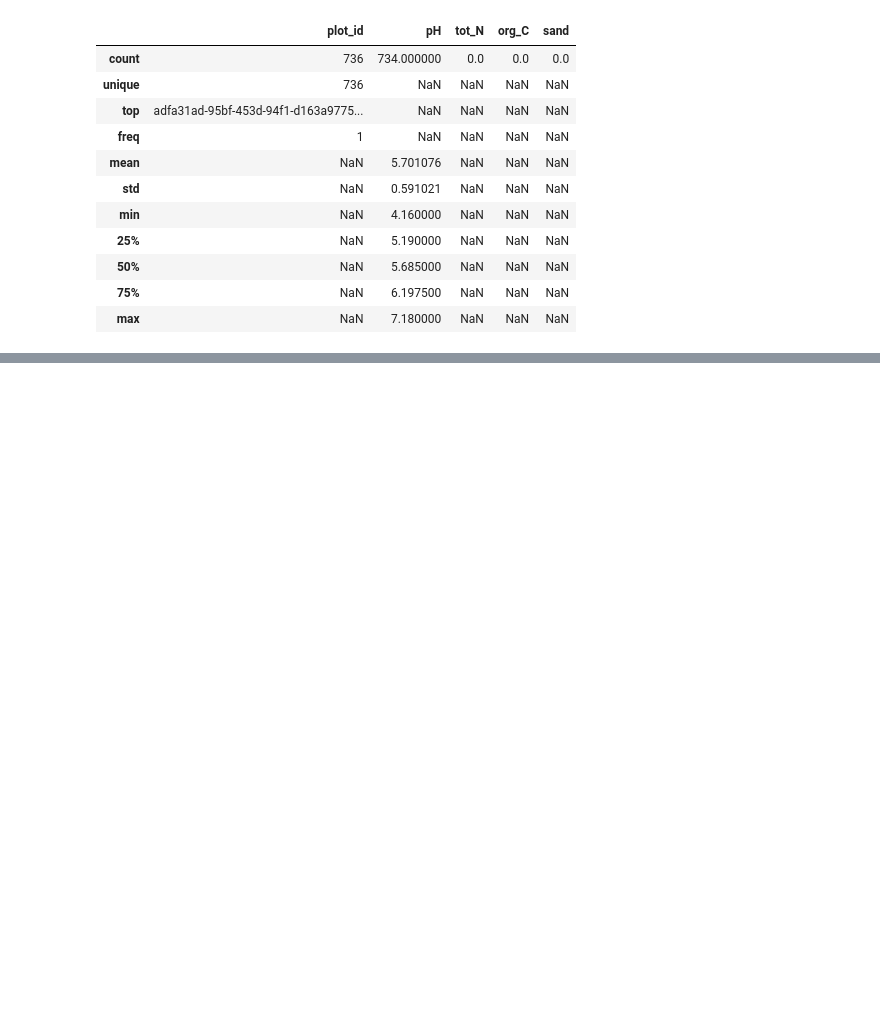
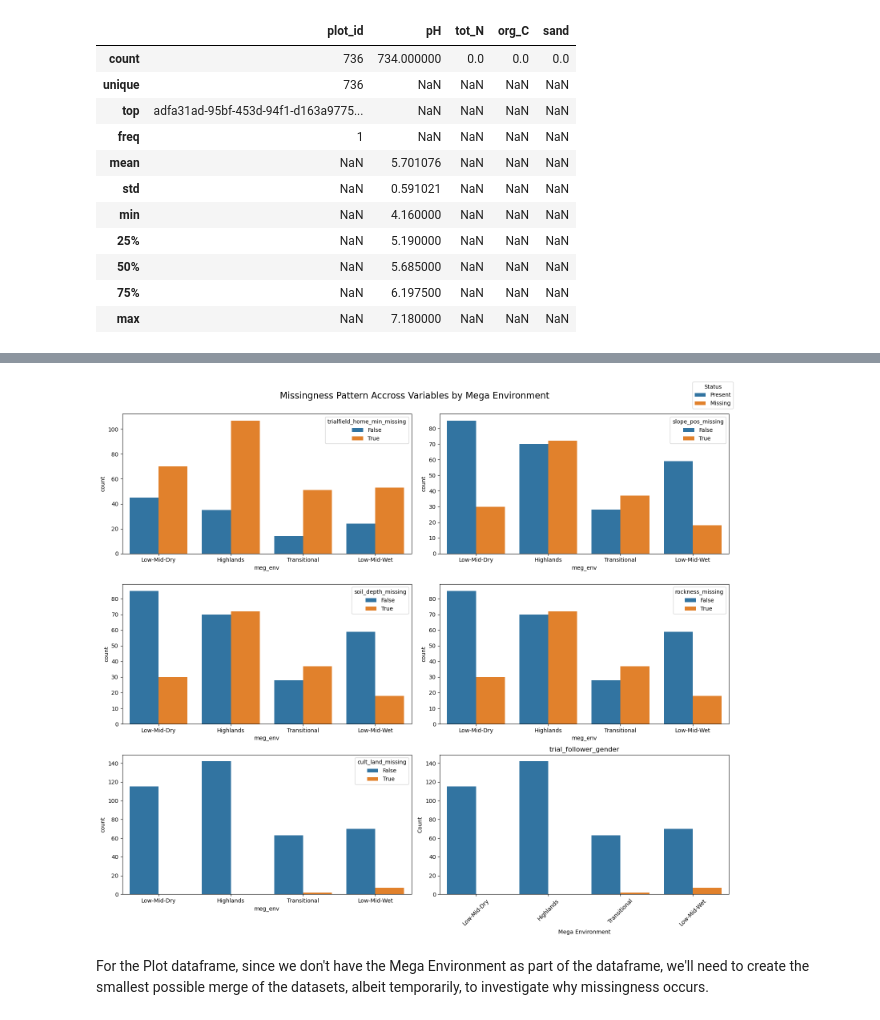
Before and after one commit to Vin-Okumu/maize-yield-optimization-rwanda, a Jupyter notebook: notebooks/01_data_audit.ipynb, the cells around one changed output, grey strips where cells are left out. Saved outputs shown, nothing was run; the diff lists cells and outputs as text; code cells hidden in the pictures; blank space fills up the shorter version.

```diff
--- a/notebooks/01_data_audit.ipynb
+++ b/notebooks/01_data_audit.ipynb
@@ -260,0 +268,18 @@ soil_audit = soil_df.merge(
+# %%
+field_missing_vars = ['trialfield_home_min','slope_pos','soil_depth','rockness',
+                'cult_land','trial_follower_gender']
+# %%
+for var in field_missing_vars:
+
+    # Creating missing indicator
+    field_df[f'{var}_missing'] = field_df[var].isnull()
+
+    print(f"\n{'='*50}")
+    print(f"missingness Pattern for: {var}")
+    print(f"{'='*50}")
+
+    output = (
+        field_df.groupby(f'{var}_missing')['meg_env']
+        .value_counts(dropna = False)
+    )
+    print(output)
@@ -261 +304,48 @@ soil_audit = soil_df.merge(
+# %%
+# Create a grid
+fig, axes = plt.subplots(
+    nrows = 3,
+    ncols = 2,
+    figsize = (16,14)
+)
+axes = axes.flatten()
+for i, var in enumerate(field_missing_vars):
+    # Missingness indicator
+    field_df[f'{var}_missing'] = field_df[var].isnull()
+
+    sns.countplot(
+        data = field_df,
+        x = 'meg_env',
+        hue = f'{var}_missing',
+        ax = axes[i]
+)
+axes[i].set_title(f'{var}')
+axes[i].set_xlabel('Mega Environment')
+axes[i].set_ylabel('Count')
+axes[i].tick_params(axis = 'x', rotation = 45)
+
+# Remove individual legends
+axes[i].legend_.remove()
+
+# Create one share legend
+handles, labels = axes[0].get_legend_handles_labels()
+fig.legend(
+    handles,
+    ['Present','Missing'],
+    title = 'Status',
+    loc = 'upper right'
+)
+
+plt.suptitle(
+    'Missingness Pattern Accross Variables by Mega Environment',
+    fontsize = 16
+)
+
+plt.tight_layout()
+plt.subplots_adjust(top = 0.94)
+plt.show()
+# %% [output]
+[figure, added]
+# %% [markdown]
+For the Plot dataframe, since we don't have the Mega Environment as part of the dataframe, we'll need to create the smallest possible merge of the datasets, albeit temporarily, to investigate why missingness occurs.
 # %%
```
Also changed, not shown: parts of 43 cells of this notebook.
